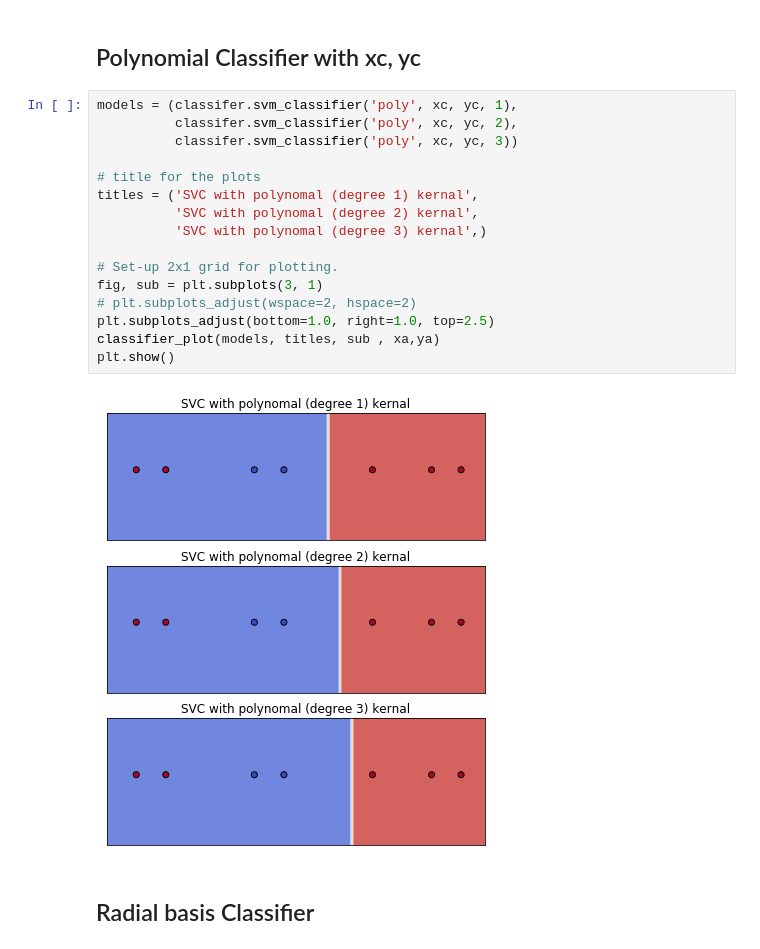
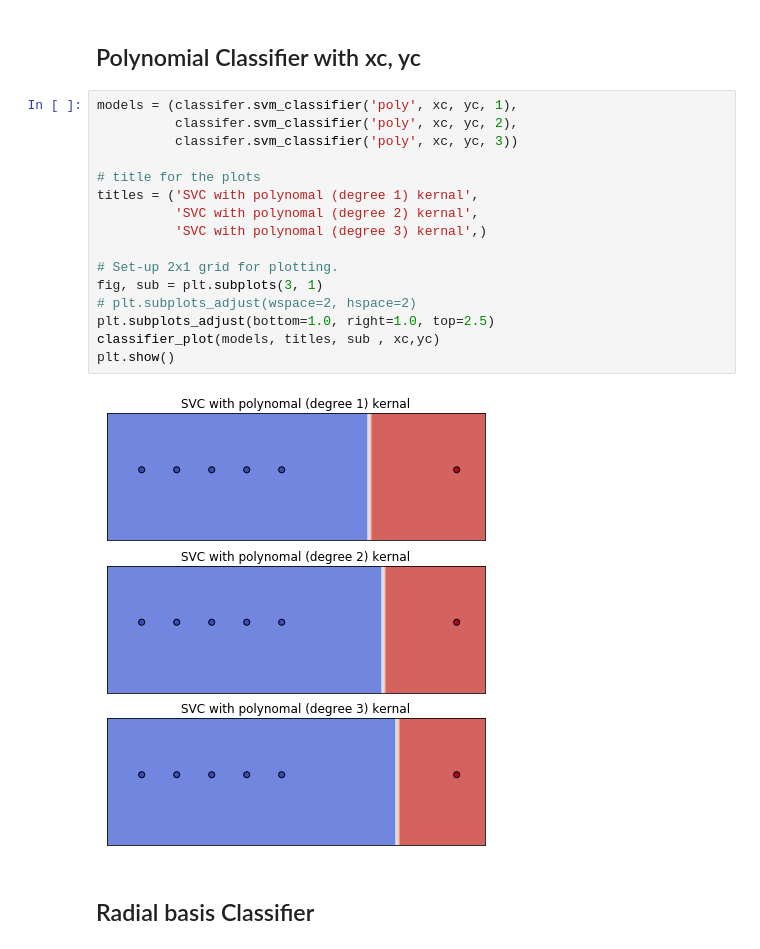
Before and after one commit to rameshjes/neural-network, a Jupyter notebook: assignment07/ramesh/workbench_07.ipynb, the cells around one changed output. Drawn from its saved outputs; the diff is of its cells as text.

```diff
--- a/assignment07/ramesh/workbench_07.ipynb
+++ b/assignment07/ramesh/workbench_07.ipynb
@@ -170,21 +170,21 @@ plt.show()
 # %%
 models = (classifer.svm_classifier('poly', xc, yc, 1),
           classifer.svm_classifier('poly', xc, yc, 2),
           classifer.svm_classifier('poly', xc, yc, 3))
 
 # title for the plots
 titles = ('SVC with polynomal (degree 1) kernal',
           'SVC with polynomal (degree 2) kernal',
           'SVC with polynomal (degree 3) kernal',)
 
 # Set-up 2x1 grid for plotting.
 fig, sub = plt.subplots(3, 1)
 # plt.subplots_adjust(wspace=2, hspace=2)
 plt.subplots_adjust(bottom=1.0, right=1.0, top=2.5)
-classifier_plot(models, titles, sub , xa,ya)
+classifier_plot(models, titles, sub , xc,yc)
 plt.show()
 # %% [output]
-[figure, old version]
+[figure, new version]
 # %% [markdown]
 ## Radial basis Classifier
 # %%
```
Also changed, not shown: parts of 1 cell of this notebook.
